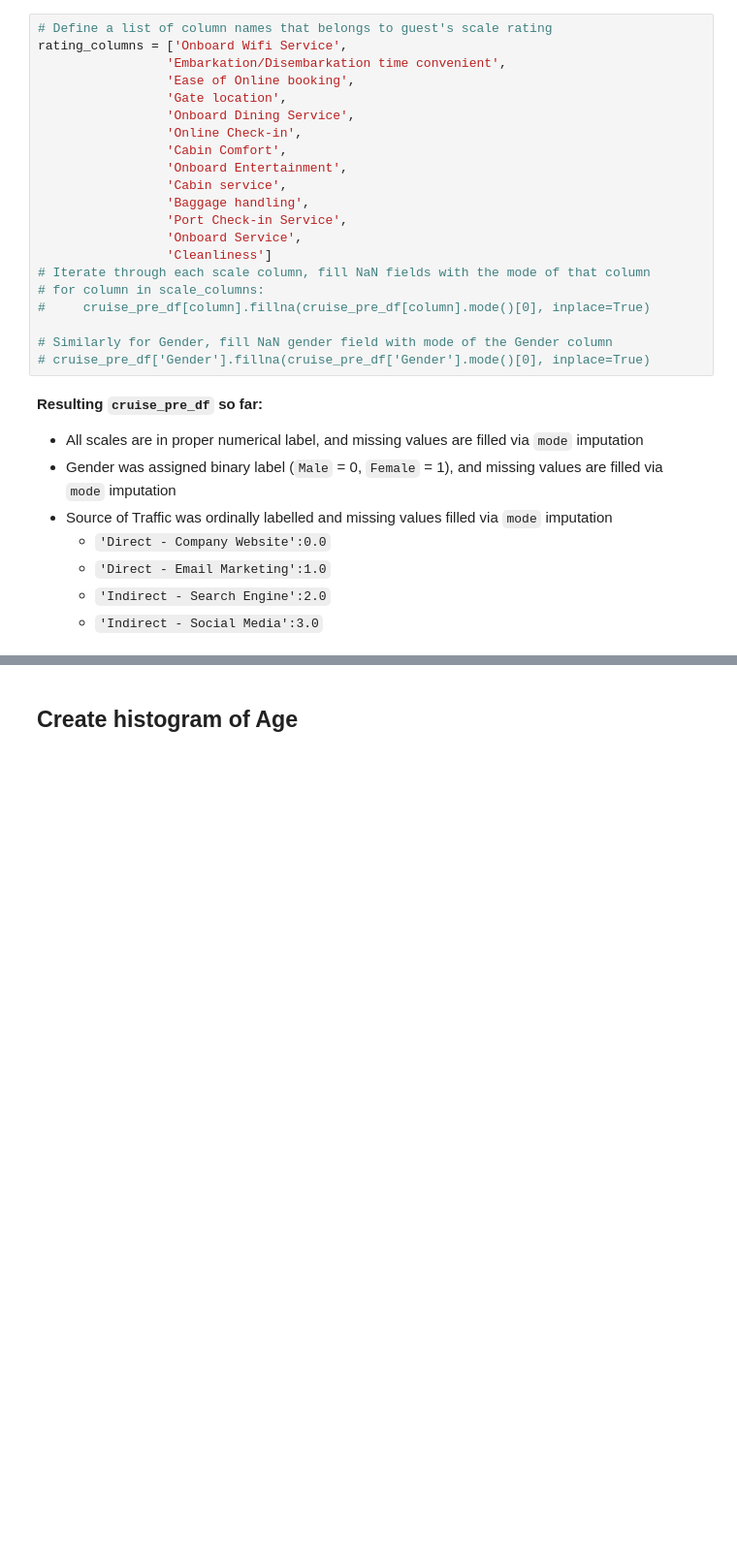
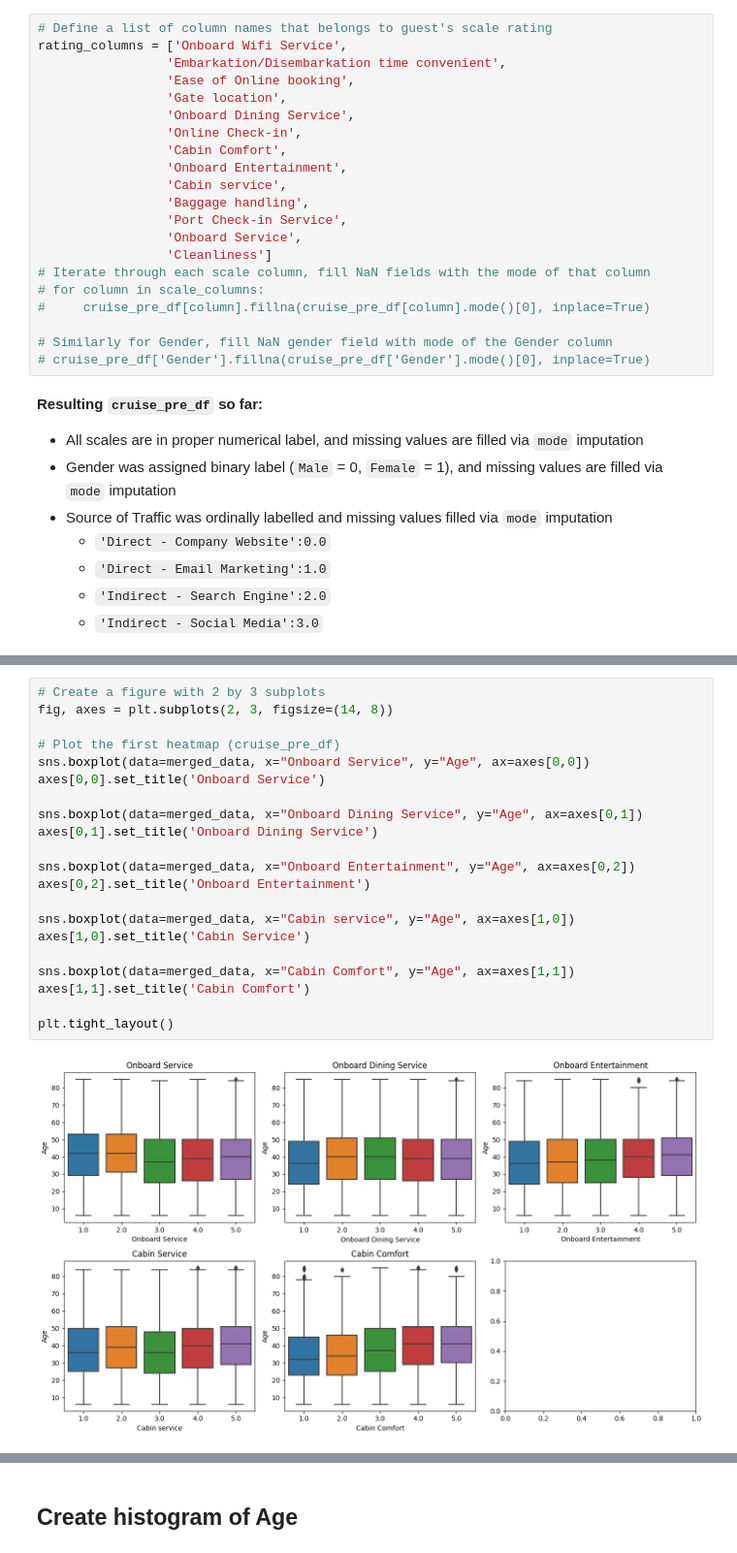
Before and after one commit to jaspereap/machine-learning-pipeline, a Jupyter notebook: eda.ipynb, the cells around one changed output, grey strips where cells are left out. Shown: that part at 97% size. Drawn from its saved outputs; the diff is of its cells as text; blank space fills up the shorter version.

```diff
--- a/eda.ipynb
+++ b/eda.ipynb
@@ -741,0 +813,23 @@ merged_data.describe()
+# %%
+# Create a figure with 2 by 3 subplots
+fig, axes = plt.subplots(2, 3, figsize=(14, 8))
+
+# Plot the first heatmap (cruise_pre_df)
+sns.boxplot(data=merged_data, x="Onboard Service", y="Age", ax=axes[0,0])
+axes[0,0].set_title('Onboard Service')
+
+sns.boxplot(data=merged_data, x="Onboard Dining Service", y="Age", ax=axes[0,1])
+axes[0,1].set_title('Onboard Dining Service')
+
+sns.boxplot(data=merged_data, x="Onboard Entertainment", y="Age", ax=axes[0,2])
+axes[0,2].set_title('Onboard Entertainment')
+
+sns.boxplot(data=merged_data, x="Cabin service", y="Age", ax=axes[1,0])
+axes[1,0].set_title('Cabin Service')
+
+sns.boxplot(data=merged_data, x="Cabin Comfort", y="Age", ax=axes[1,1])
+axes[1,1].set_title('Cabin Comfort')
+
+plt.tight_layout()
+# %% [output]
+[figure, added]
```
Also changed, not shown: parts of 18 cells of this notebook.
